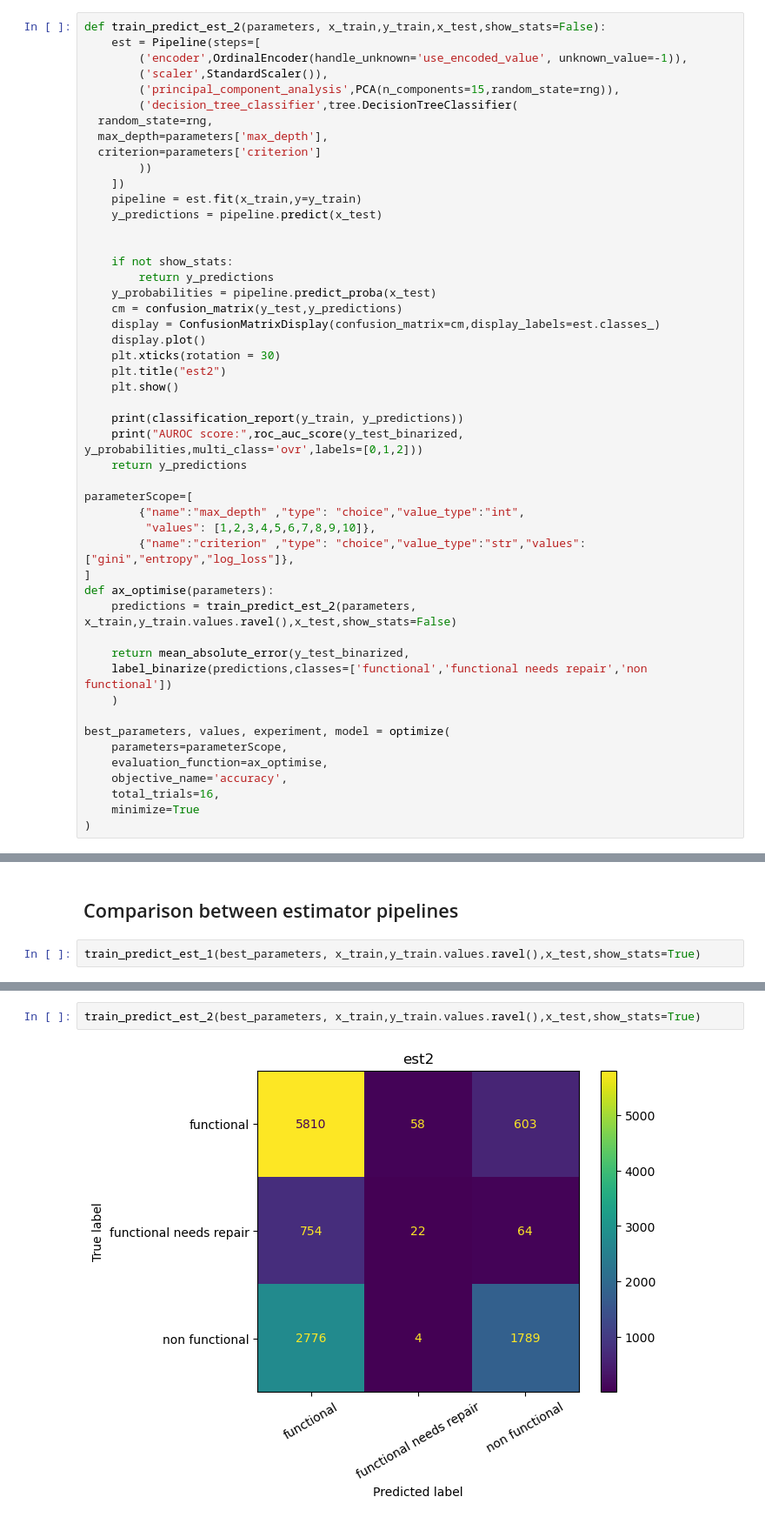
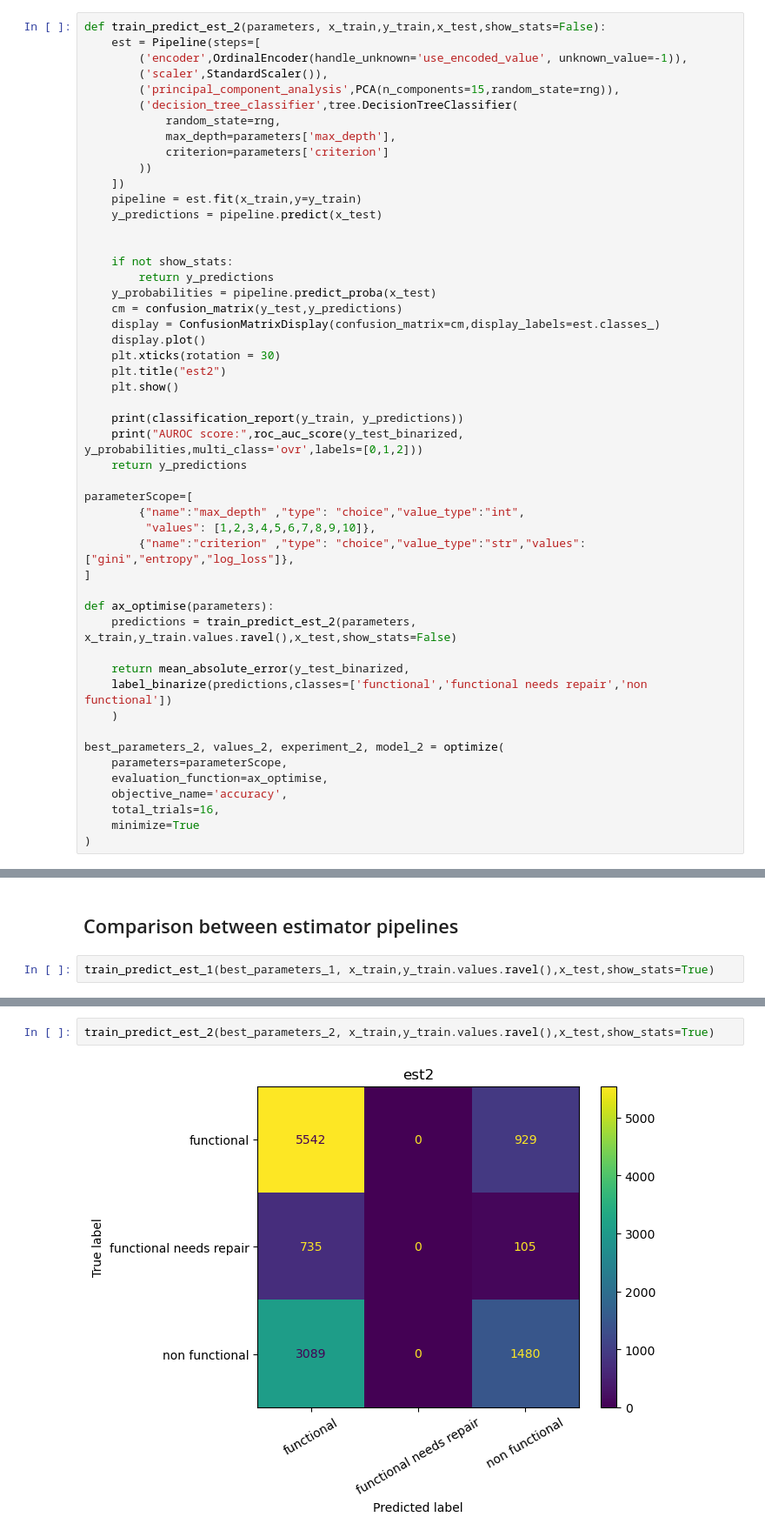
Before and after one commit to roberthobblebottom/pump-it-up, a Jupyter notebook: 1.ipynb, the cells around one changed output, grey strips where cells are left out. Shown at 87% size. Cells and saved outputs as stored; diff of their text form.

```diff
--- a/1.ipynb
+++ b/1.ipynb
@@ -483,9 +425,9 @@ def train_predict_est_2(parameters, x_train,y_train,x_test,show_stats=False):
         ('scaler',StandardScaler()),
         ('principal_component_analysis',PCA(n_components=15,random_state=rng)),
         ('decision_tree_classifier',tree.DecisionTreeClassifier(
-  random_state=rng,
-  max_depth=parameters['max_depth'],
-  criterion=parameters['criterion']
+            random_state=rng,
+            max_depth=parameters['max_depth'],
+            criterion=parameters['criterion']
         ))
     ])
     pipeline = est.fit(x_train,y=y_train)
@@ -511,6 +453,7 @@ parameterScope=[
          "values": [1,2,3,4,5,6,7,8,9,10]},
         {"name":"criterion" ,"type": "choice","value_type":"str","values":["gini","entropy","log_loss"]},
 ]
+
 def ax_optimise(parameters):
     predictions = train_predict_est_2(parameters, x_train,y_train.values.ravel(),x_test,show_stats=False)
 
@@ -518,7 +461,7 @@ def ax_optimise(parameters):
     label_binarize(predictions,classes=['functional','functional needs repair','non functional'])
     )
 
-best_parameters, values, experiment, model = optimize(
+best_parameters_2, values_2, experiment_2, model_2 = optimize(
     parameters=parameterScope,
     evaluation_function=ax_optimise,
     objective_name='accuracy',
@@ -607,7 +560,7 @@ best_parameters, values, experiment, model = optimize(
 # %% [markdown]
 ## Comparison between estimator pipelines
 # %%
-train_predict_est_1(best_parameters, x_train,y_train.values.ravel(),x_test,show_stats=True)
+train_predict_est_1(best_parameters_1, x_train,y_train.values.ravel(),x_test,show_stats=True)
 # %% [output]
 [figure]
                          precision    recall  f1-score   support
@@ -624,6 +577,6 @@ AUROC score: 0.4880133020736713
 array(['functional', 'functional', 'functional', ..., 'non functional',
        'functional', 'functional'], dtype=object)
 # %%
-train_predict_est_2(best_parameters, x_train,y_train.values.ravel(),x_test,show_stats=True)
+train_predict_est_2(best_parameters_2, x_train,y_train.values.ravel(),x_test,show_stats=True)
 # %% [output]
-[figure, old version]
+[figure, new version]
```
Also changed, not shown: parts of 13 cells of this notebook.
